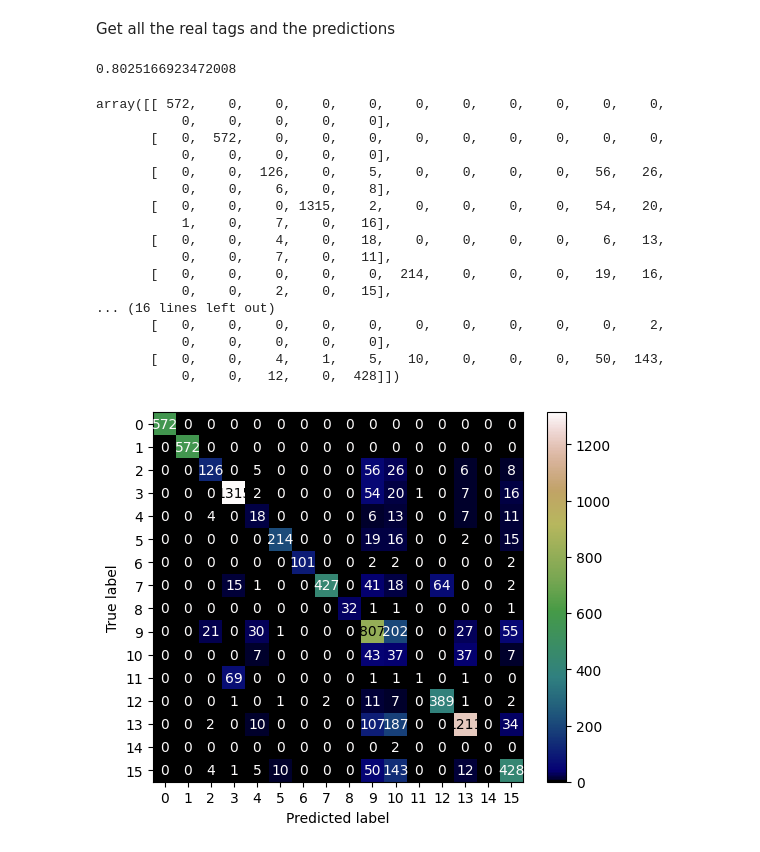
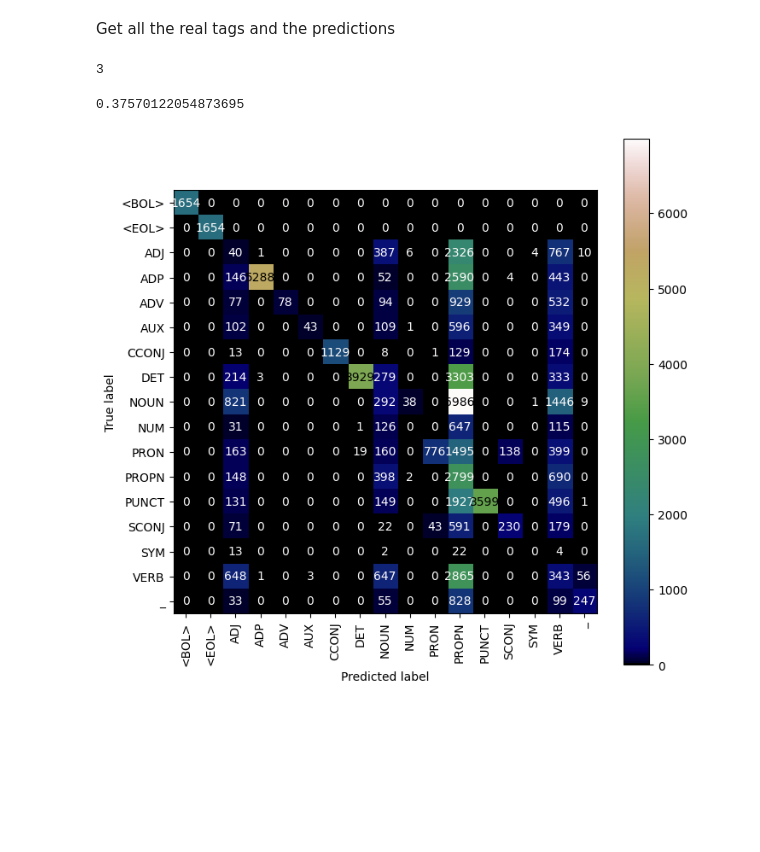
Before and after one commit to Maits27/Computational_syntax, a Jupyter notebook: resultAnalysis.ipynb, the cells around one changed output. Cells and saved outputs as stored; diff of their text form; code cells hidden in the pictures; blank space fills up the shorter version.

```diff
--- a/resultAnalysis.ipynb
+++ b/resultAnalysis.ipynb
@@ -67,7 +26,8 @@ Note: you may need to restart the kernel to use updated packages.
 # %% [markdown]
 Get all the real tags and the predictions
 # %%
-ruta_archivo = "output/predictions.jsonl"
+lang = "Spanish"
+ruta_archivo = f"output/{lang}_predictions.jsonl"
 
 all_tags = []
 all_predictions = []
@@ -77,40 +37,30 @@ with open(ruta_archivo, "r", encoding="utf-8") as archivo:
     contenido = archivo.read()
     contenido = "[" + contenido.strip().replace("}\n{", "},{") + "]"
     elementos = json.loads(contenido)
+    print(len(elementos[0]))
 
 # get the tag and prediction of each instance and concatenate them
 for elemento in elementos:
     all_tags.extend(elemento.get("tags", []))
     all_predictions.extend(elemento.get("prediction", []))
+# %% [output]
+3
 # %%
 accuracy = accuracy_score(all_tags, all_predictions)
 accuracy
 # %% [output]
-0.8025166923472008
+0.37570122054873695
-# %%
-cm=confusion_matrix(all_tags, all_predictions)
-cm
-# %% [output]
-array([[ 572,    0,    0,    0,    0,    0,    0,    0,    0,    0,    0,
-           0,    0,    0,    0,    0],
-       [   0,  572,    0,    0,    0,    0,    0,    0,    0,    0,    0,
-           0,    0,    0,    0,    0],
-       [   0,    0,  126,    0,    5,    0,    0,    0,    0,   56,   26,
-           0,    0,    6,    0,    8],
-       [   0,    0,    0, 1315,    2,    0,    0,    0,    0,   54,   20,
-           1,    0,    7,    0,   16],
-       [   0,    0,    4,    0,   18,    0,    0,    0,    0,    6,   13,
-           0,    0,    7,    0,   11],
-       [   0,    0,    0,    0,    0,  214,    0,    0,    0,   19,   16,
-           0,    0,    2,    0,   15],
-... (16 lines left out)
-       [   0,    0,    0,    0,    0,    0,    0,    0,    0,    0,    2,
-           0,    0,    0,    0,    0],
-       [   0,    0,    4,    1,    5,   10,    0,    0,    0,   50,  143,
-           0,    0,   12,    0,  428]])
-# %%
-disp = ConfusionMatrixDisplay(confusion_matrix=cm)
-disp.plot(cmap="gist_earth")
-plt.show()
-# %% [output]
-[figure, removed]
+# %%
+#create the confusion matrix
+tags_set = sorted(set(all_predictions))
+cm=confusion_matrix(all_tags, all_predictions, labels=tags_set)
+cm
+
+#show the plot
+fig, ax = plt.subplots(figsize=(8, 8))  # Adjust width and height as needed
+disp = ConfusionMatrixDisplay(confusion_matrix=cm, display_labels=tags_set)
+disp.plot(cmap="gist_earth", ax=ax, xticks_rotation="vertical")
+
+plt.show()
+# %% [output]
+[figure, added]
```
Also changed, not shown: parts of 1 cell of this notebook, 8 other files.
